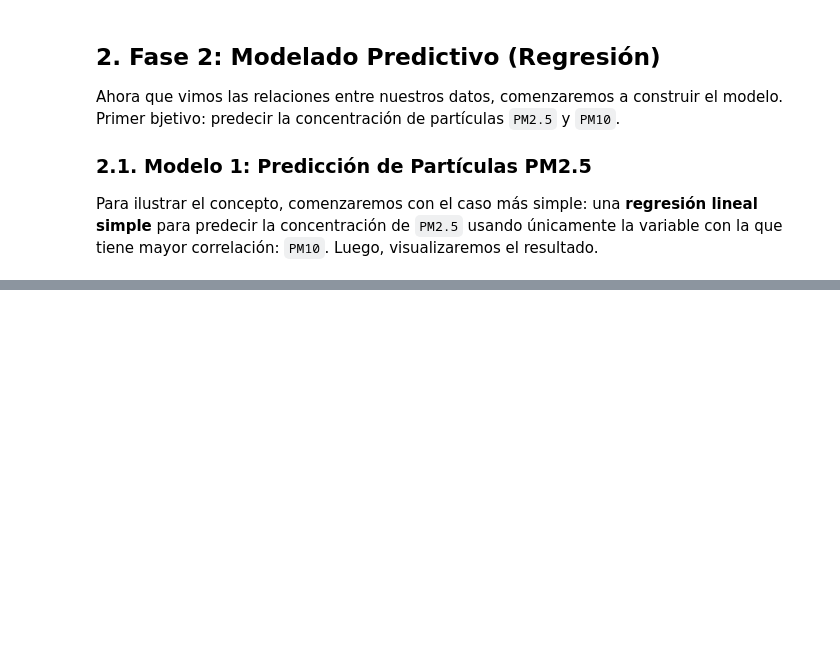
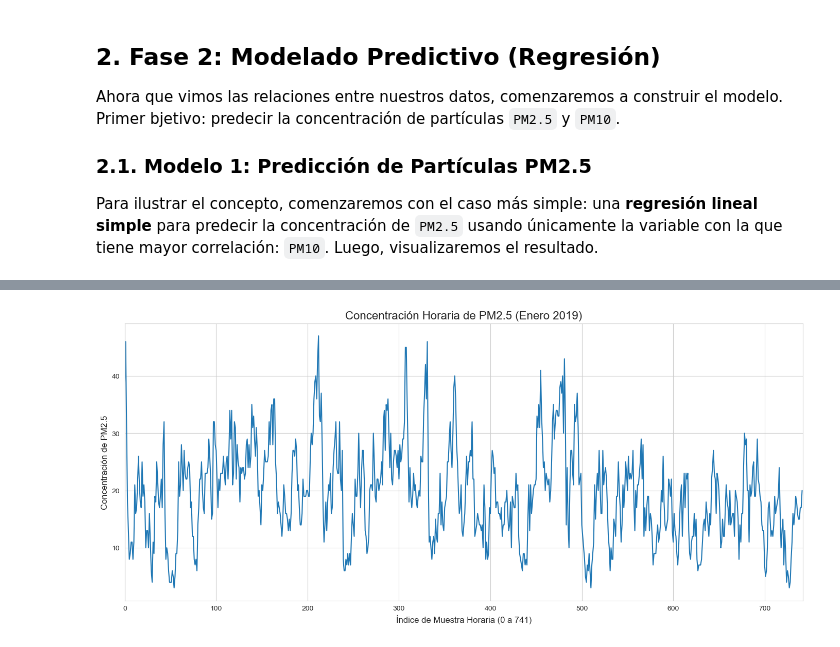
Before and after one commit to EmilianoRdzV/moca-analisis-contaminantes, a Jupyter notebook: Notebooks/CalidadAire.ipynb, the cells around one changed output, grey strips where cells are left out. Cells and saved outputs as stored; diff of their text form; code cells hidden in the pictures; blank space fills up the shorter version.

```diff
--- a/Notebooks/CalidadAire.ipynb
+++ b/Notebooks/CalidadAire.ipynb
@@ -227,0 +375,21 @@ Como indica la documentación, el método espera dos argumentos principales:
+# %%
+# Gráfico de línea para PM2.5
+
+ejeX_numerico = np.arange(len(contaminantes))
+ejeY_pm25 = contaminantes['PM2.5'].values
+
+
+plt.figure(figsize=(17, 7))
+plt.plot(ejeX_numerico, ejeY_pm25)
+
+plt.title('Concentración Horaria de PM2.5 (Enero 2019)', fontsize=16)
+plt.xlabel('Índice de Muestra Horaria (0 a 741)', fontsize=12)
+plt.ylabel('Concentración de PM2.5', fontsize=12)
+plt.grid(True)
+plt.xlim(0, len(contaminantes)) # Aseguramos que el eje X empiece en 0
+
+plt.savefig('../Images/sTiempoPM2.5_porMuestra.png', dpi=300, bbox_inches='tight')
+
+plt.show()
+# %% [output]
+[figure, added]
```
Also changed, not shown: parts of 22 cells of this notebook, 7 other files.
